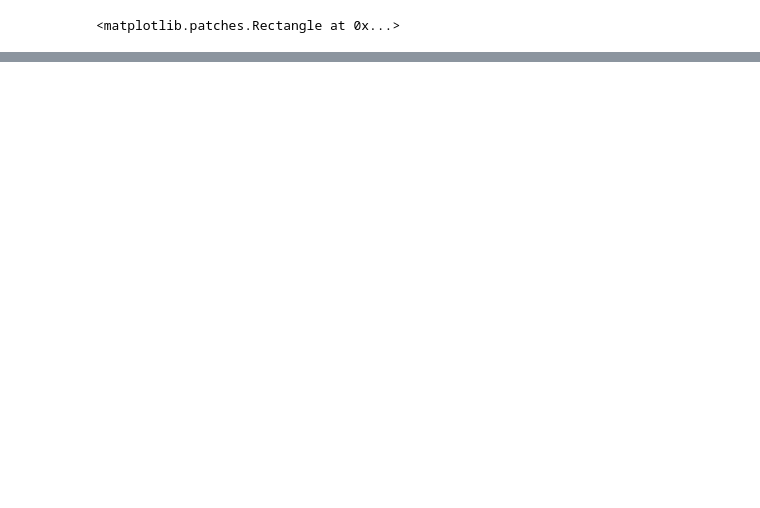
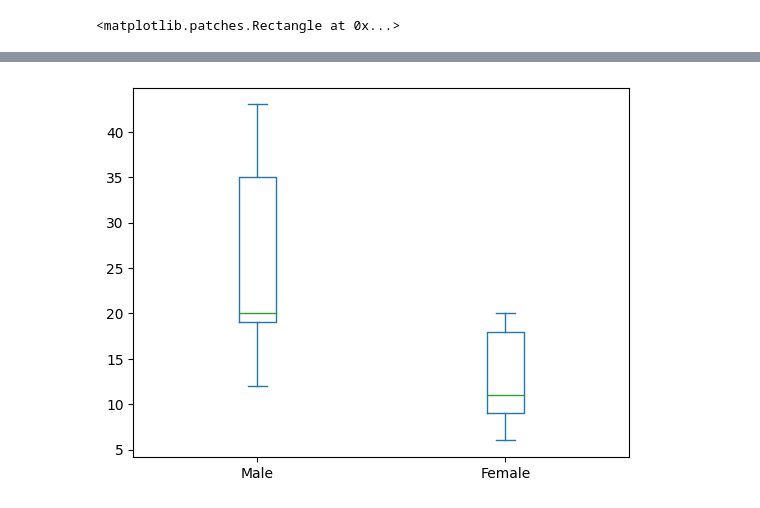
Before and after one commit to Mateusz-Matejko/data-science-bootcamp, a Jupyter notebook: VI-vizualization/Matplotlib Day 1.ipynb, the cells around one changed output, grey strips where cells are left out. Cells and saved outputs as stored; diff of their text form; code cells hidden in the pictures; blank space fills up the shorter version.

```diff
--- a/VI-vizualization/Matplotlib Day 1.ipynb
+++ b/VI-vizualization/Matplotlib Day 1.ipynb
@@ -256,0 +316,14 @@ NameError: name 'df' is not defined
+# %%
+# kind zmienia typ wykresu
+
+df = pd.DataFrame({
+    'Male': [35, 20, 43, 12, 19],
+    'Female': [20, 11, 18, 6, 9]
+
+ })
+
+Class = ["First","Second","Third","Fourth","Fifth"]
+
+ax = df.plot(stacked=False, kind='box')
+# %% [output]
+[figure, added]
```
Also changed, not shown: parts of 23 cells of this notebook, 1 other file.
